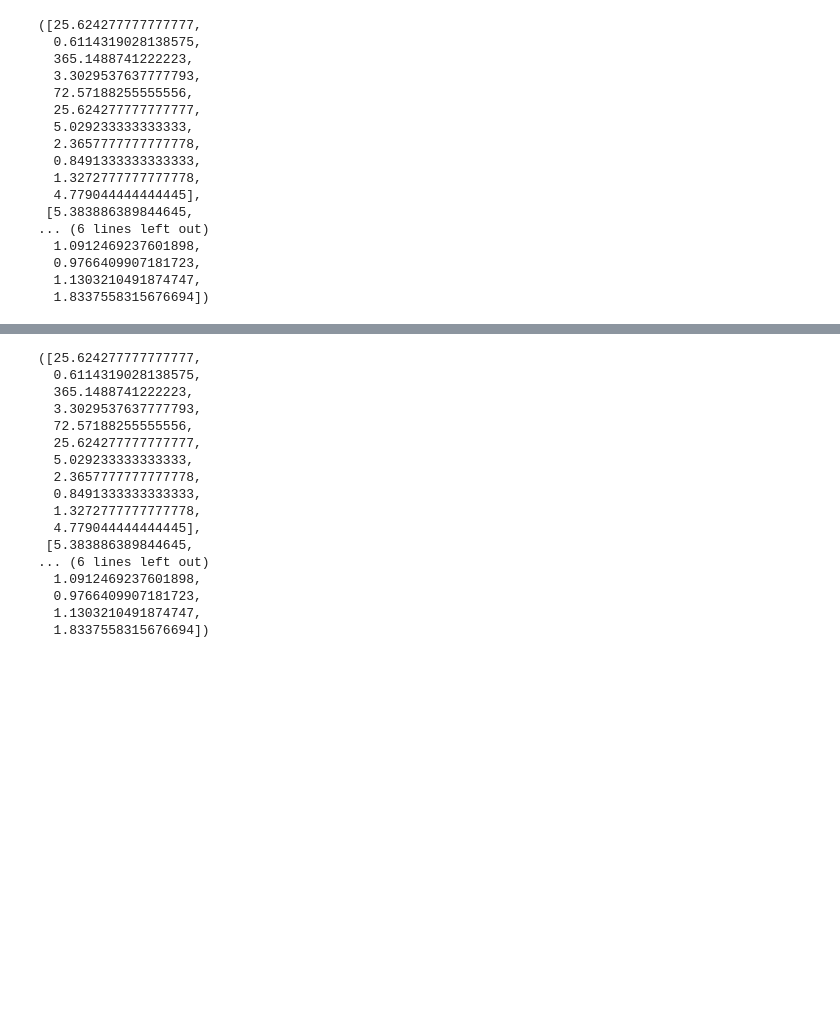
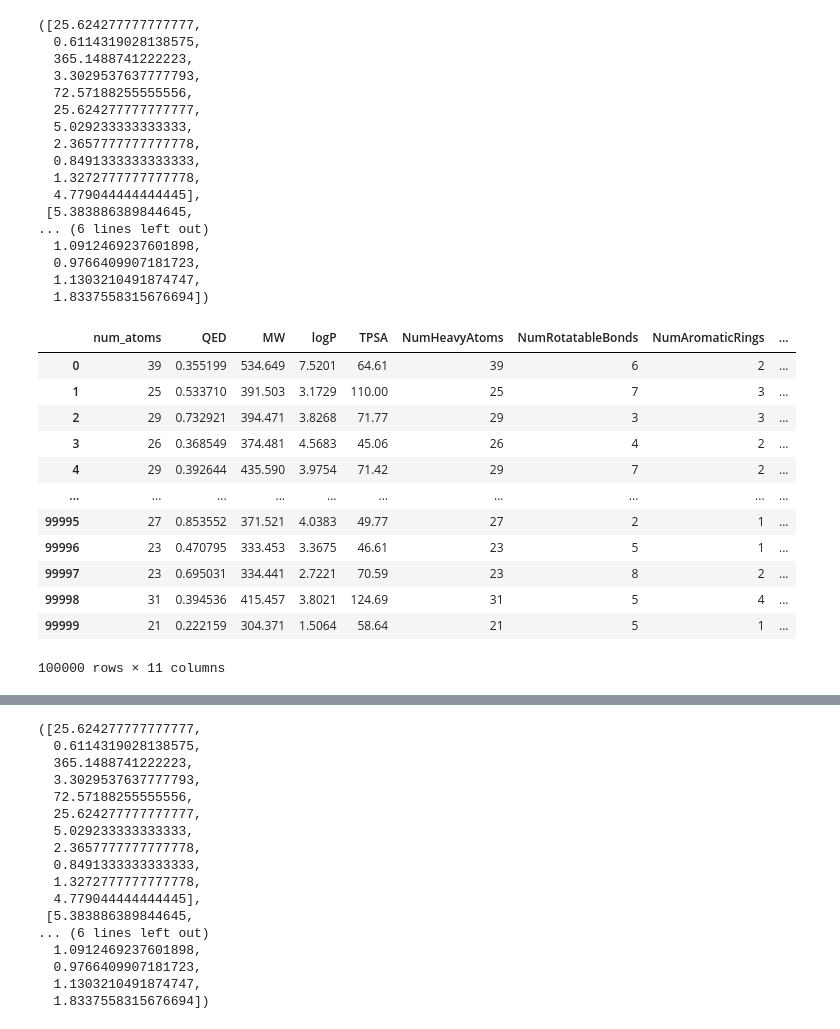
Before and after one commit to harrylaucngd/MSFlow, a Jupyter notebook: explore.ipynb, the cells around one changed output, grey strips where cells are left out. Saved outputs shown, nothing was run; the diff lists cells and outputs as text; code cells hidden in the pictures; blank space fills up the shorter version.

```diff
--- a/explore.ipynb
+++ b/explore.ipynb
@@ -334,3 +383,22 @@ df= pd.read_parquet('/lustre/groups/ml01/workspace/ghaith.mqawass/2025_ghaith_de
+# %%
+df = df[df["seq_len"] <= 72]
+df[df.has_condition==True]
+df = df.reset_index(drop=True)  # to ensure 0-based indexing
+df["original_index"] = df.index
+# df_conditioned = df[df['has_condition']==True]   #train with samples that have conditions only
+encoded = df["encoded"].apply(lambda x: x[:data.MAX_LEN]).tolist()
+condition = df.iloc[:,-1451:-2]  #conditions_are 11 chem_props
+label = [True] * df.shape[0]
+indices = df["original_index"].tolist()
+dataset = CondMolDataset(encoded,condition,label,indices)
+# train_val split
+train_size = int(0.9 * len(dataset))
+val_size = len(dataset) - train_size
+train_dataset, val_dataset = random_split(dataset, [train_size, val_size])
+train_indices = [item[3] for item in train_dataset]
+val_indices = [item[3] for item in val_dataset]
+df_train = df.loc[train_indices]
+df_val = df.loc[val_indices]
 # %%
 from modules.cond_lit_model import CondFlowMolBERTLitModule
 from configs import *
@@ -434,3 +502,19 @@ train_props_means, train_props_stds
   0.9766409907181723,
   1.1303210491874747,
   1.8337558315676694])
+# %%
+condition
+# %% [output]
+|  | num_atoms | QED | MW | logP | TPSA | NumHeavyAtoms | NumRotatableBonds | NumAromaticRings | ... |
+| 0 | 39 | 0.355199 | 534.649 | 7.5201 | 64.61 | 39 | 6 | 2 | ... |
+| 1 | 25 | 0.533710 | 391.503 | 3.1729 | 110.00 | 25 | 7 | 3 | ... |
+| 2 | 29 | 0.732921 | 394.471 | 3.8268 | 71.77 | 29 | 3 | 3 | ... |
+| 3 | 26 | 0.368549 | 374.481 | 4.5683 | 45.06 | 26 | 4 | 2 | ... |
+| 4 | 29 | 0.392644 | 435.590 | 3.9754 | 71.42 | 29 | 7 | 2 | ... |
+| ... | ... | ... | ... | ... | ... | ... | ... | ... | ... |
+| 99995 | 27 | 0.853552 | 371.521 | 4.0383 | 49.77 | 27 | 2 | 1 | ... |
+| 99996 | 23 | 0.470795 | 333.453 | 3.3675 | 46.61 | 23 | 5 | 1 | ... |
+| 99997 | 23 | 0.695031 | 334.441 | 2.7221 | 70.59 | 23 | 8 | 2 | ... |
+| 99998 | 31 | 0.394536 | 415.457 | 3.8021 | 124.69 | 31 | 5 | 4 | ... |
+| 99999 | 21 | 0.222159 | 304.371 | 1.5064 | 58.64 | 21 | 5 | 1 | ... |
+100000 rows × 11 columns
```
Also changed, not shown: parts of 18 cells of this notebook, 4 other files.
